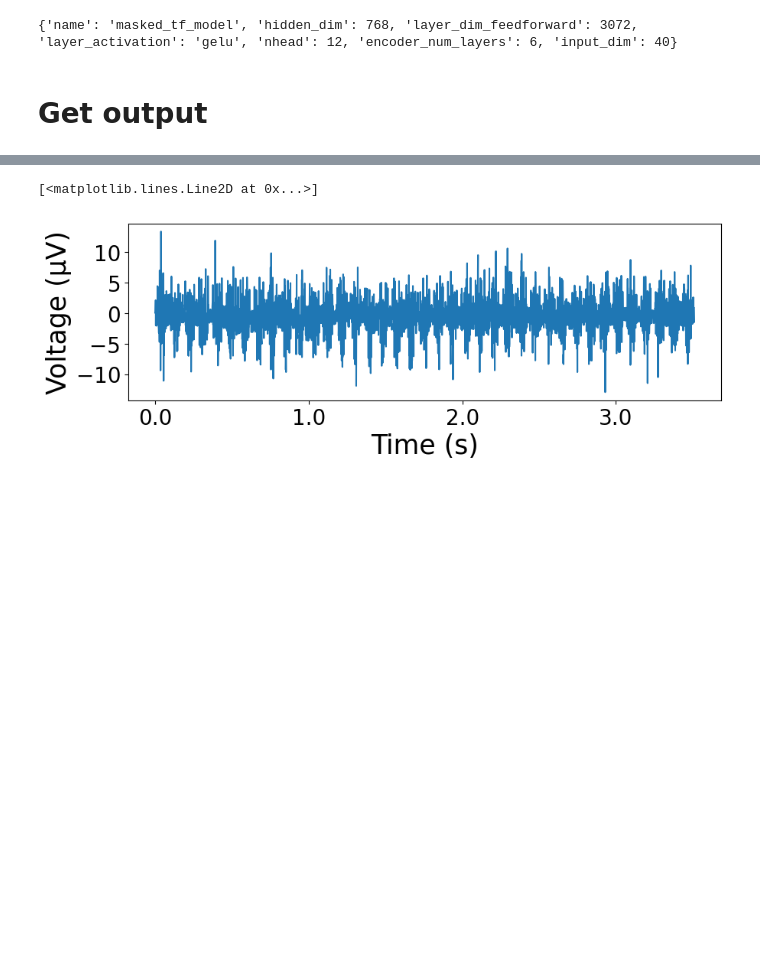
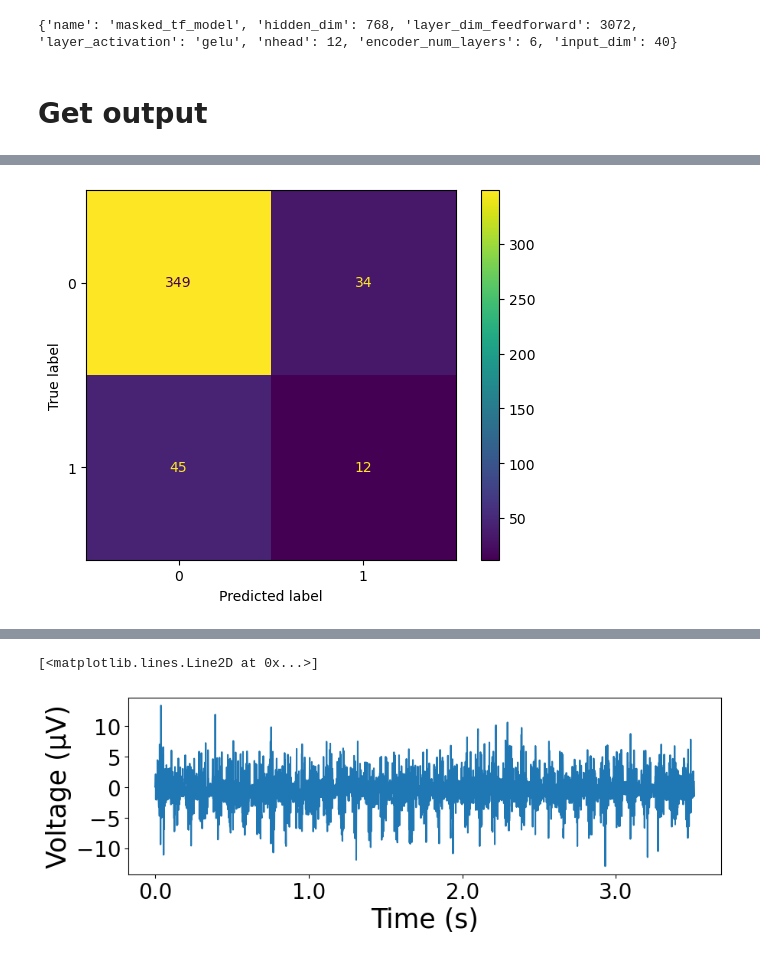
Before and after one commit to GoMapur/BrainBERT, a Jupyter notebook: notebooks/demo.ipynb, the cells around one changed output, grey strips where cells are left out. Saved outputs shown, nothing was run; the diff lists cells and outputs as text; code cells hidden in the pictures; blank space fills up the shorter version.

Commit message:
for spindle

```diff
--- a/notebooks/demo.ipynb
+++ b/notebooks/demo.ipynb
@@ -130,0 +144,3 @@ Shape of Zxx: (40, 91), shape of f: (40,), shape of t: (91,)
+# %%
+recovery = out[0][0].cpu().numpy().transpose(1,0)
+plot_stft(t,f,recovery)
@@ -130,0 +165,8 @@ Shape of Zxx: (40, 91), shape of f: (40,), shape of t: (91,)
+# %%
+dataset_cfg = OmegaConf.load("../conf/data/masked_tf_dataset.yaml")
+task_cfg = OmegaConf.load("../conf/task/fixed_mask_pretrain.yaml")
+preprocessor_cfg = OmegaConf.load("../conf/preprocessor/stft.yaml")
+dataset_cfg["data"] = "/mnt/AI_Magic/projects/iEEG_data/spindles/np_2kHz_segmented_laplacian/Th_proj_Pt9"
+dataset_cfg["use_mask"] = False
+
+dataset = MaskedTFDataset(dataset_cfg, task_cfg=task_cfg, preprocessor_cfg=preprocessor_cfg)
@@ -130,0 +219,4 @@ Shape of Zxx: (40, 91), shape of f: (40,), shape of t: (91,)
+# %%
+import pandas as pd
+samples_df = pd.DataFrame(samples, columns=["masked_input", "target", "recovery", "embedding", "freq", "time", "error", "mean", "std", "un_normalized_data", "wav", "erased_Zxx", "fn"])
+samples_df["label"] = samples_df["fn"].apply(lambda x: x.split("/")[1])
@@ -130,0 +236,3 @@ Shape of Zxx: (40, 91), shape of f: (40,), shape of t: (91,)
+# %%
+data = np.array(samples_df["embedding"].tolist())
+labels = np.array(samples_df["label"].tolist()).astype(int)
@@ -130,0 +349,9 @@ Shape of Zxx: (40, 91), shape of f: (40,), shape of t: (91,)
+# %%
+from sklearn.metrics import confusion_matrix, ConfusionMatrixDisplay
+
+disp = ConfusionMatrixDisplay(confusion_matrix=cm,
+                               display_labels=[0, 1])
+disp.plot()
+plt.show()
+# %% [output]
+[figure, added]
```
Also changed, not shown: parts of 26 cells of this notebook, 8 other files.
